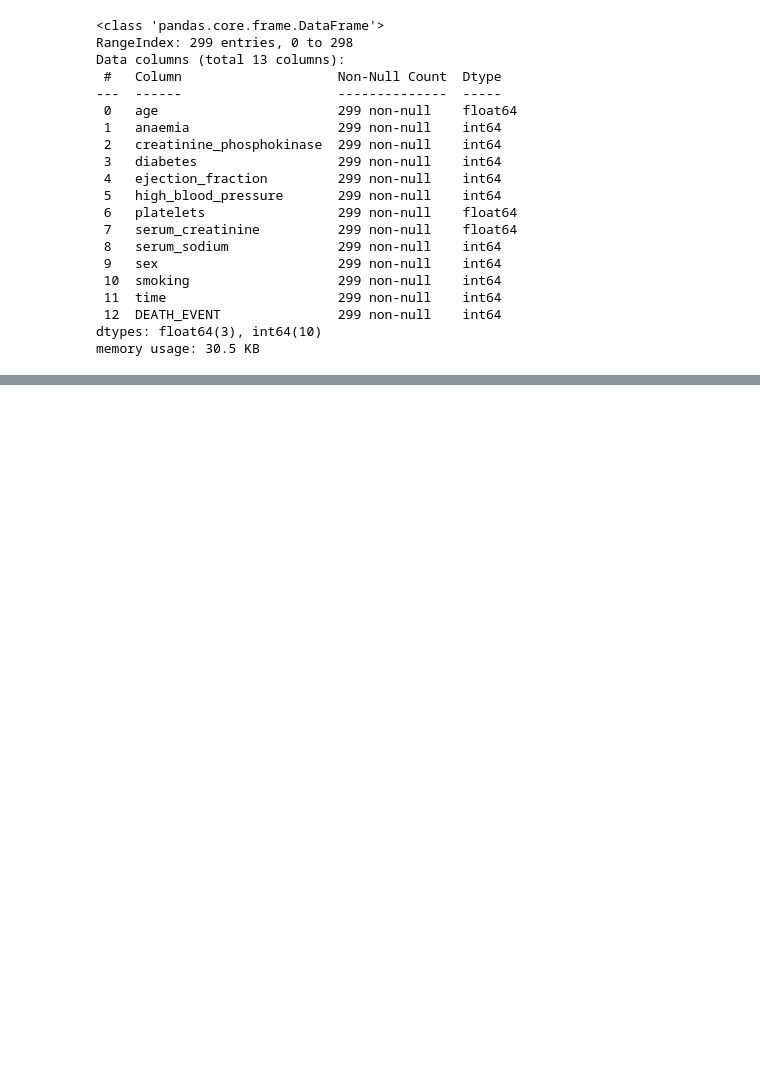
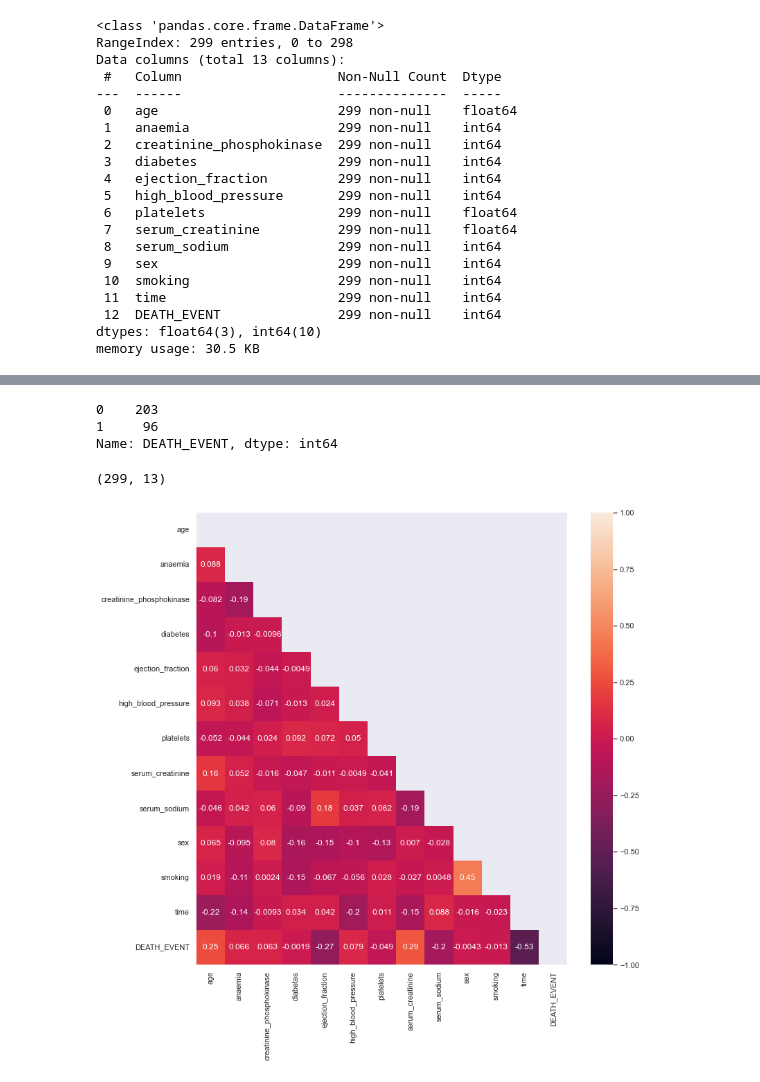
Before and after one commit to infoshareacademy/jdszr6-World-data-analysis, a Jupyter notebook: Projekt_ML/Projekt_ML.ipynb, the cells around one changed output, grey strips where cells are left out. Cells and saved outputs as stored; diff of their text form; code cells hidden in the pictures; blank space fills up the shorter version.

```diff
--- a/Projekt_ML/Projekt_ML.ipynb
+++ b/Projekt_ML/Projekt_ML.ipynb
@@ -34,3 +50,20 @@ df.head()
 | 2 | 65.0 | 0 | 146 | 0 | 20 | 0 | 162000.00 | ... |
 | 3 | 50.0 | 1 | 111 | 0 | 20 | 0 | 210000.00 | ... |
 | 4 | 65.0 | 1 | 160 | 1 | 20 | 0 | 327000.00 | ... |
+# %%
+df["DEATH_EVENT"].value_counts()
+# %% [output]
+0    203
+1     96
+Name: DEATH_EVENT, dtype: int64
+# %%
+df.shape
+# %% [output]
+(299, 13)
+# %%
+plt.figure(figsize=(12,12))
+mask = np.triu(np.ones_like(df.corr()), k=0) # maska - ukrycie górnej macierzy trójkątnej
+sns.heatmap(df.corr(), annot=True, mask = mask, vmin=-1., vmax=1.)#, square=True) # wykonanie wykresu
+pass
+# %% [output]
+[figure, added]
```
Also changed, not shown: parts of 43 cells of this notebook.
